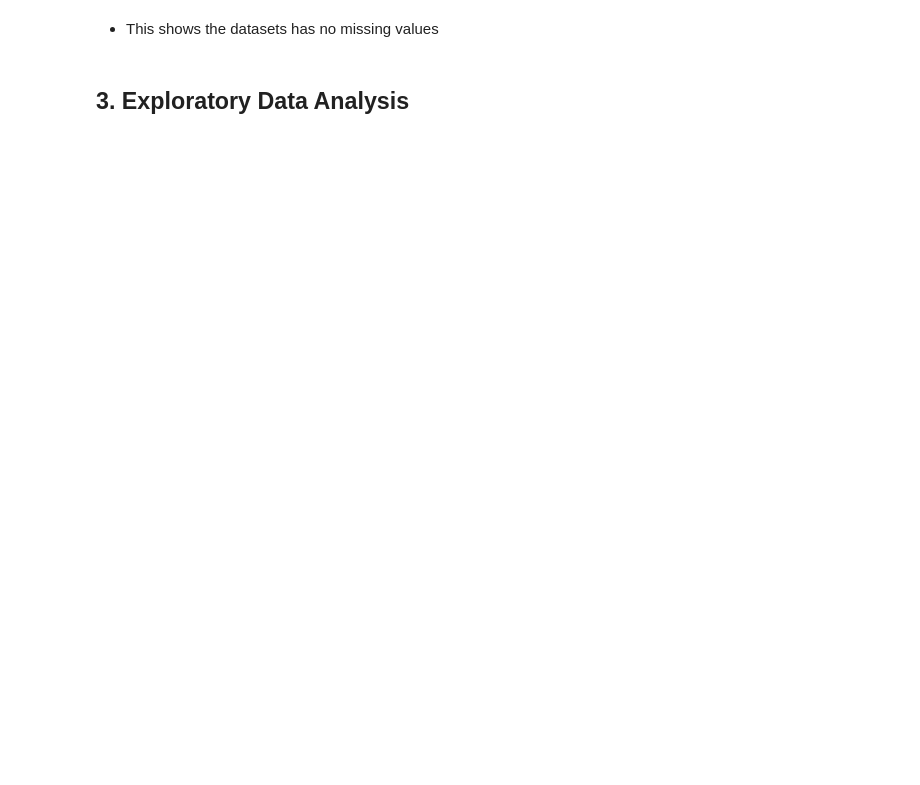
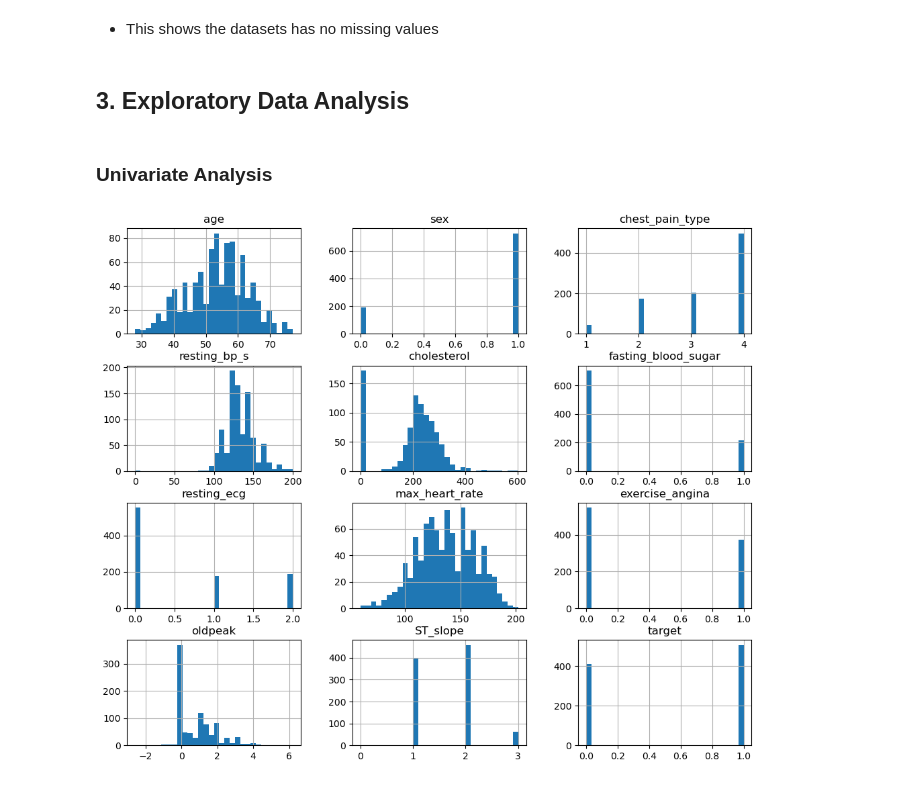
Before and after one commit to kiptochmike/Heart_disease, a Jupyter notebook: heart_disease.ipynb, the cells around one changed output. Cells and saved outputs as stored; diff of their text form; code cells hidden in the pictures; blank space fills up the shorter version.

```diff
--- a/heart_disease.ipynb
+++ b/heart_disease.ipynb
@@ -172,0 +178,6 @@ Number of duplicate rows after cleaning: 0
+# %%
+# Drop duplicate rows
+heart.drop_duplicates(inplace=True)
+
+# Check the number of duplicates after dropping
+print("Number of duplicates after dropping:", heart.duplicated().sum())
@@ -210,0 +207,8 @@ plt.show()
+# %% [markdown]
+### Univariate Analysis
+# %%
+# Plot histograms for all numerical columns
+heart.hist(bins=30, figsize=(12, 10))
+plt.show()
+# %% [output]
+[figure, added]
```
Also changed, not shown: parts of 22 cells of this notebook.
